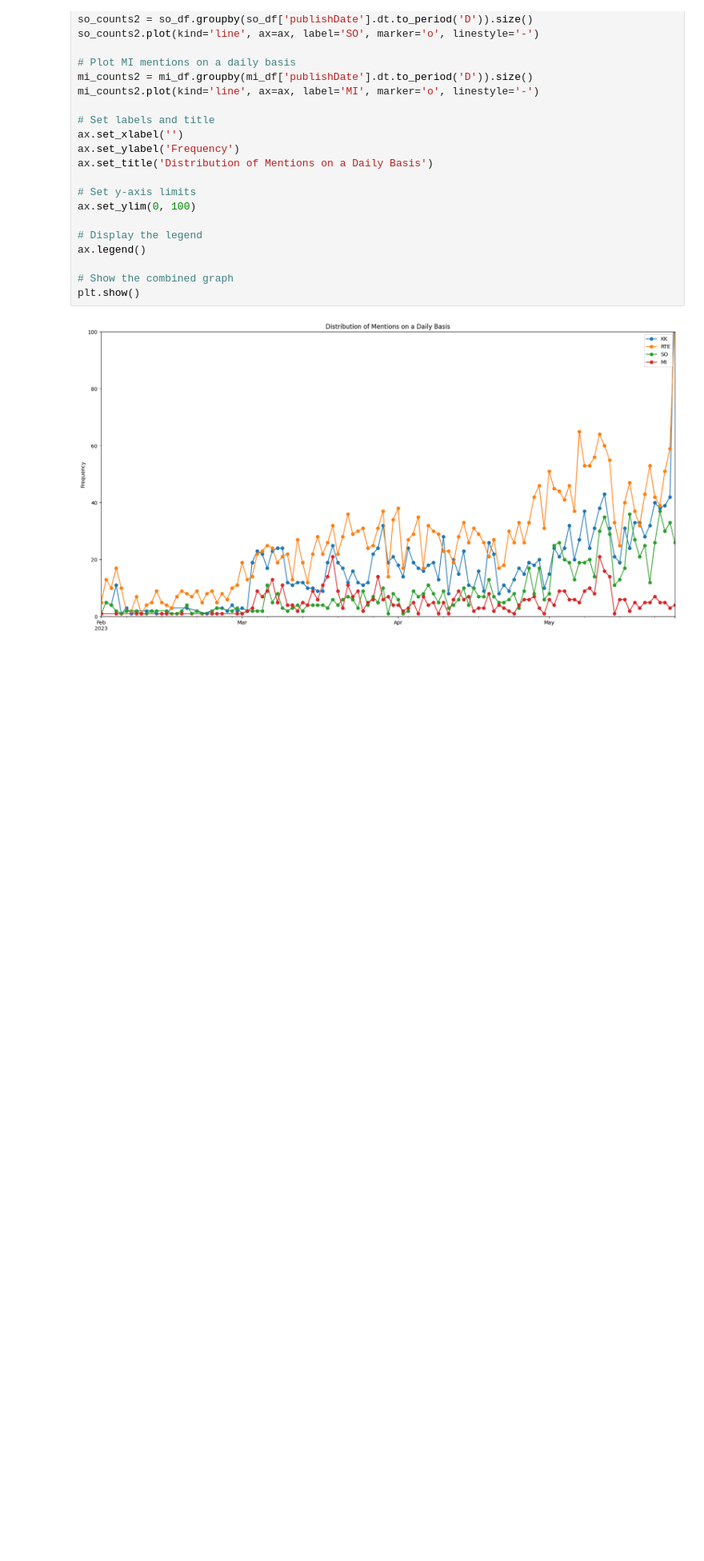
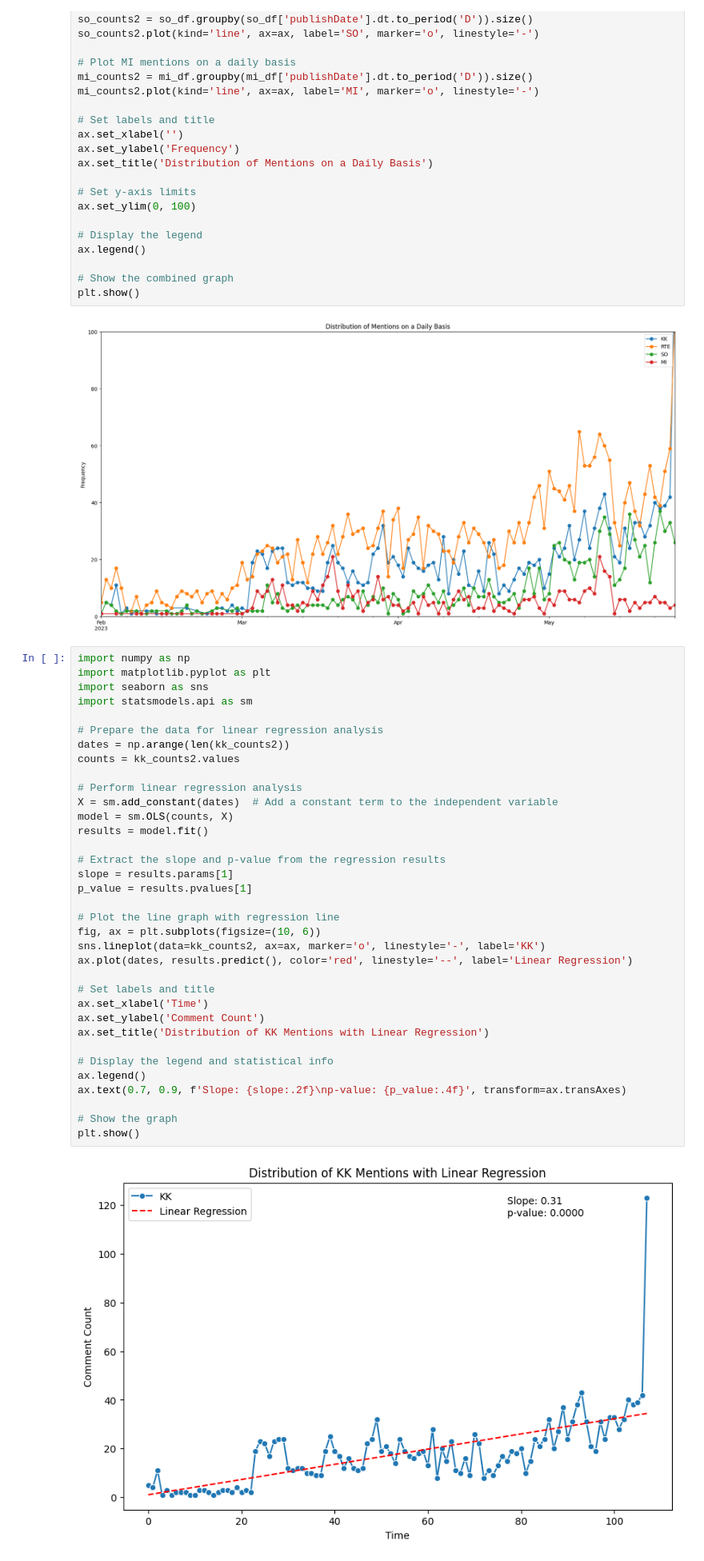
Before and after one commit to HFyilmaz/Data-Science-Project-CS210-Project, a Jupyter notebook: analysis/hypothesis-trial.ipynb, the cells around one changed output. Shown at 80% size. Drawn from its saved outputs; the diff is of its cells as text; blank space fills up the shorter version.

```diff
--- a/analysis/hypothesis-trial.ipynb
+++ b/analysis/hypothesis-trial.ipynb
@@ -664,3 +664,40 @@ ax.legend()
 plt.show()
 # %% [output]
 [figure]
+# %%
+import numpy as np
+import matplotlib.pyplot as plt
+import seaborn as sns
+import statsmodels.api as sm
+
+# Prepare the data for linear regression analysis
+dates = np.arange(len(kk_counts2))
+counts = kk_counts2.values
+
+# Perform linear regression analysis
+X = sm.add_constant(dates)  # Add a constant term to the independent variable
+model = sm.OLS(counts, X)
+results = model.fit()
+
+# Extract the slope and p-value from the regression results
+slope = results.params[1]
+p_value = results.pvalues[1]
+
+# Plot the line graph with regression line
+fig, ax = plt.subplots(figsize=(10, 6))
+sns.lineplot(data=kk_counts2, ax=ax, marker='o', linestyle='-', label='KK')
+ax.plot(dates, results.predict(), color='red', linestyle='--', label='Linear Regression')
+
+# Set labels and title
+ax.set_xlabel('Time')
+ax.set_ylabel('Comment Count')
+ax.set_title('Distribution of KK Mentions with Linear Regression')
+
+# Display the legend and statistical info
+ax.legend()
+ax.text(0.7, 0.9, f'Slope: {slope:.2f}\np-value: {p_value:.4f}', transform=ax.transAxes)
+
+# Show the graph
+plt.show()
+# %% [output]
+[figure, added]
```
Also changed, not shown: parts of 7 cells of this notebook.
